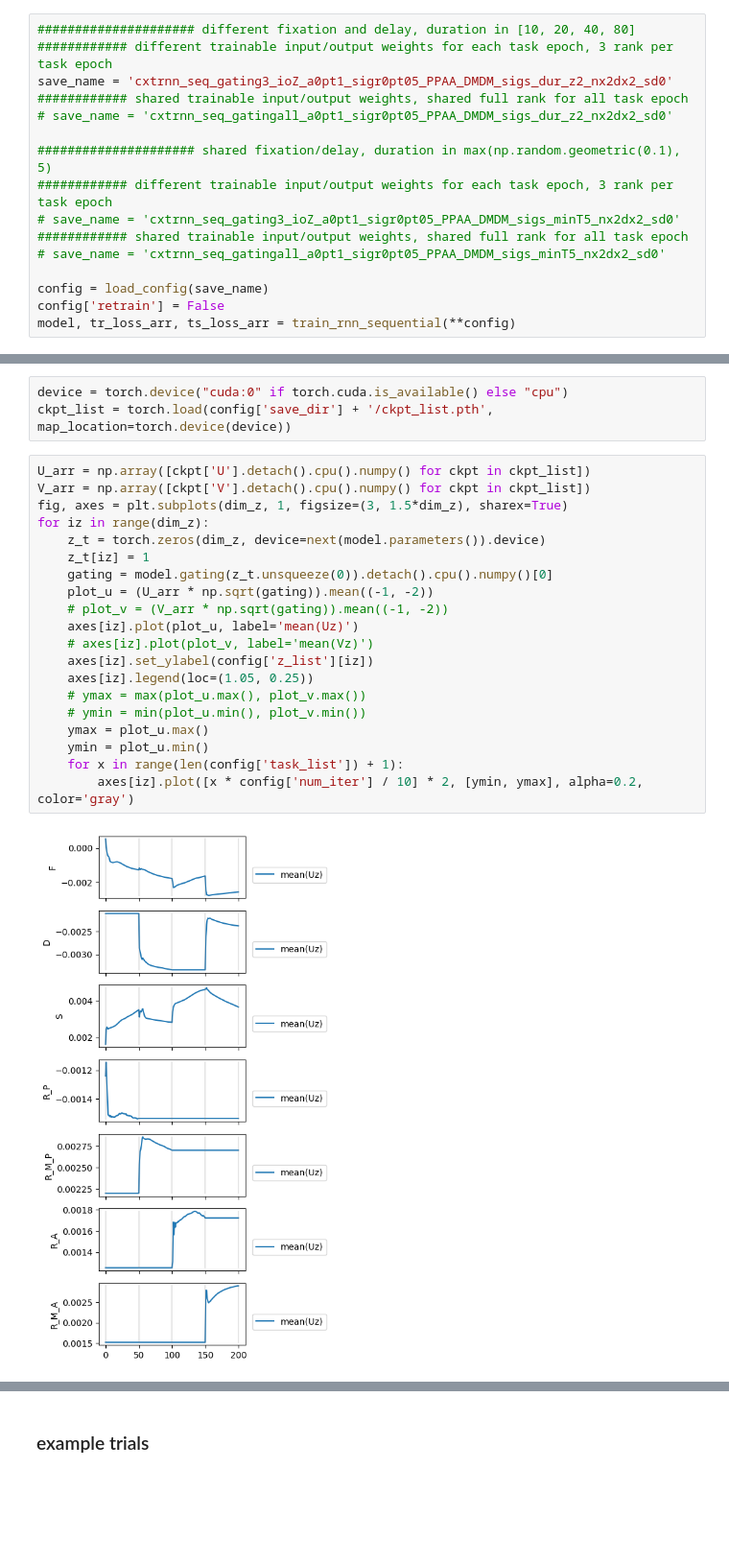
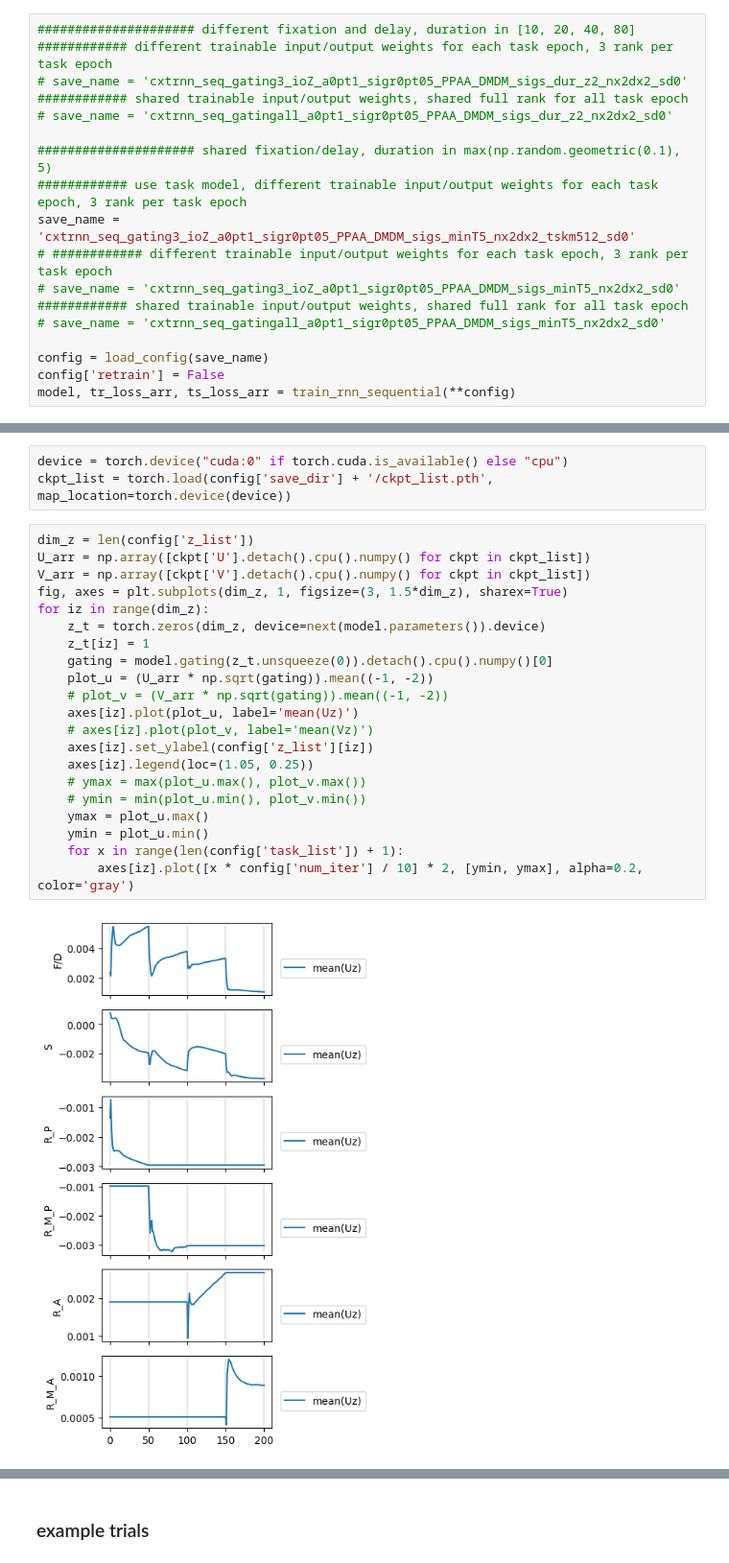
Before and after one commit to hzshan/context_inference_rnn, a Jupyter notebook: train.ipynb, the cells around one changed output, grey strips where cells are left out. Shown: that part at 96% size. Drawn from its saved outputs; the diff is of its cells as text; blank space fills up the shorter version.

Commit message:
train task model + RNN

```diff
--- a/train.ipynb
+++ b/train.ipynb
@@ -8,12 +8,14 @@ from train_config import load_config
 # %%
 ##################### different fixation and delay, duration in [10, 20, 40, 80]
 ############ different trainable input/output weights for each task epoch, 3 rank per task epoch
-save_name = 'cxtrnn_seq_gating3_ioZ_a0pt1_sigr0pt05_PPAA_DMDM_sigs_dur_z2_nx2dx2_sd0'
+# save_name = 'cxtrnn_seq_gating3_ioZ_a0pt1_sigr0pt05_PPAA_DMDM_sigs_dur_z2_nx2dx2_sd0'
 ############ shared trainable input/output weights, shared full rank for all task epoch
 # save_name = 'cxtrnn_seq_gatingall_a0pt1_sigr0pt05_PPAA_DMDM_sigs_dur_z2_nx2dx2_sd0'
 
 ##################### shared fixation/delay, duration in max(np.random.geometric(0.1), 5)
-############ different trainable input/output weights for each task epoch, 3 rank per task epoch
+############ use task model, different trainable input/output weights for each task epoch, 3 rank per task epoch
+save_name = 'cxtrnn_seq_gating3_ioZ_a0pt1_sigr0pt05_PPAA_DMDM_sigs_minT5_nx2dx2_tskm512_sd0'
+# ############ different trainable input/output weights for each task epoch, 3 rank per task epoch
 # save_name = 'cxtrnn_seq_gating3_ioZ_a0pt1_sigr0pt05_PPAA_DMDM_sigs_minT5_nx2dx2_sd0'
 ############ shared trainable input/output weights, shared full rank for all task epoch
 # save_name = 'cxtrnn_seq_gatingall_a0pt1_sigr0pt05_PPAA_DMDM_sigs_minT5_nx2dx2_sd0'
@@ -62,24 +63,25 @@ for iz in range(dim_z):
 device = torch.device("cuda:0" if torch.cuda.is_available() else "cpu")
 ckpt_list = torch.load(config['save_dir'] + '/ckpt_list.pth', map_location=torch.device(device))
 # %%
+dim_z = len(config['z_list'])
 U_arr = np.array([ckpt['U'].detach().cpu().numpy() for ckpt in ckpt_list])
 V_arr = np.array([ckpt['V'].detach().cpu().numpy() for ckpt in ckpt_list])
 fig, axes = plt.subplots(dim_z, 1, figsize=(3, 1.5*dim_z), sharex=True)
 for iz in range(dim_z):
     z_t = torch.zeros(dim_z, device=next(model.parameters()).device)
     z_t[iz] = 1
     gating = model.gating(z_t.unsqueeze(0)).detach().cpu().numpy()[0]
     plot_u = (U_arr * np.sqrt(gating)).mean((-1, -2))
     # plot_v = (V_arr * np.sqrt(gating)).mean((-1, -2))
     axes[iz].plot(plot_u, label='mean(Uz)')
     # axes[iz].plot(plot_v, label='mean(Vz)')
     axes[iz].set_ylabel(config['z_list'][iz])
     axes[iz].legend(loc=(1.05, 0.25))
     # ymax = max(plot_u.max(), plot_v.max())
     # ymin = min(plot_u.min(), plot_v.min())
     ymax = plot_u.max()
     ymin = plot_u.min()
     for x in range(len(config['task_list']) + 1):
         axes[iz].plot([x * config['num_iter'] / 10] * 2, [ymin, ymax], alpha=0.2, color='gray')
 # %% [output]
-[figure, old version]
+[figure, new version]
```
Also changed, not shown: parts of 7 cells of this notebook, 2 other files.
